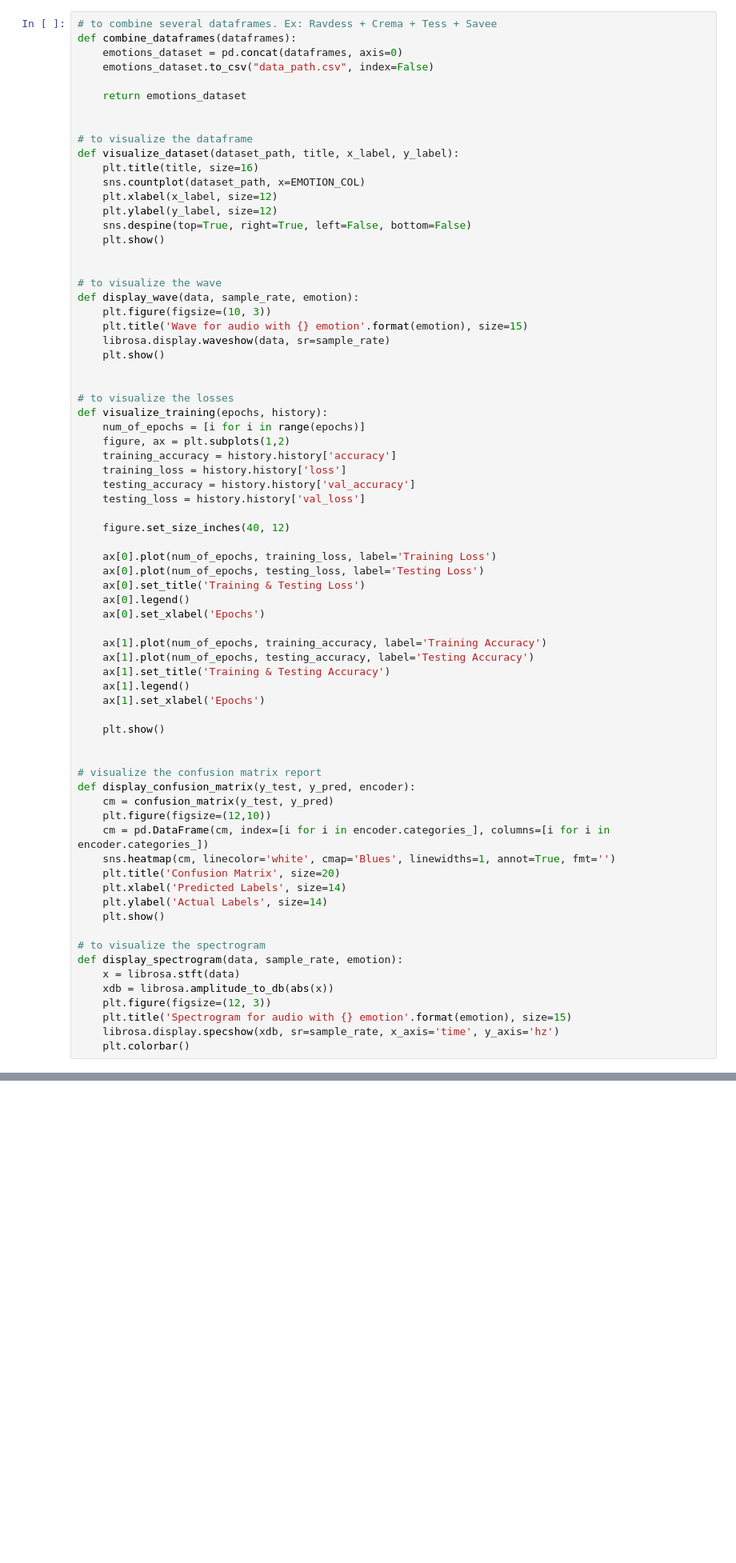
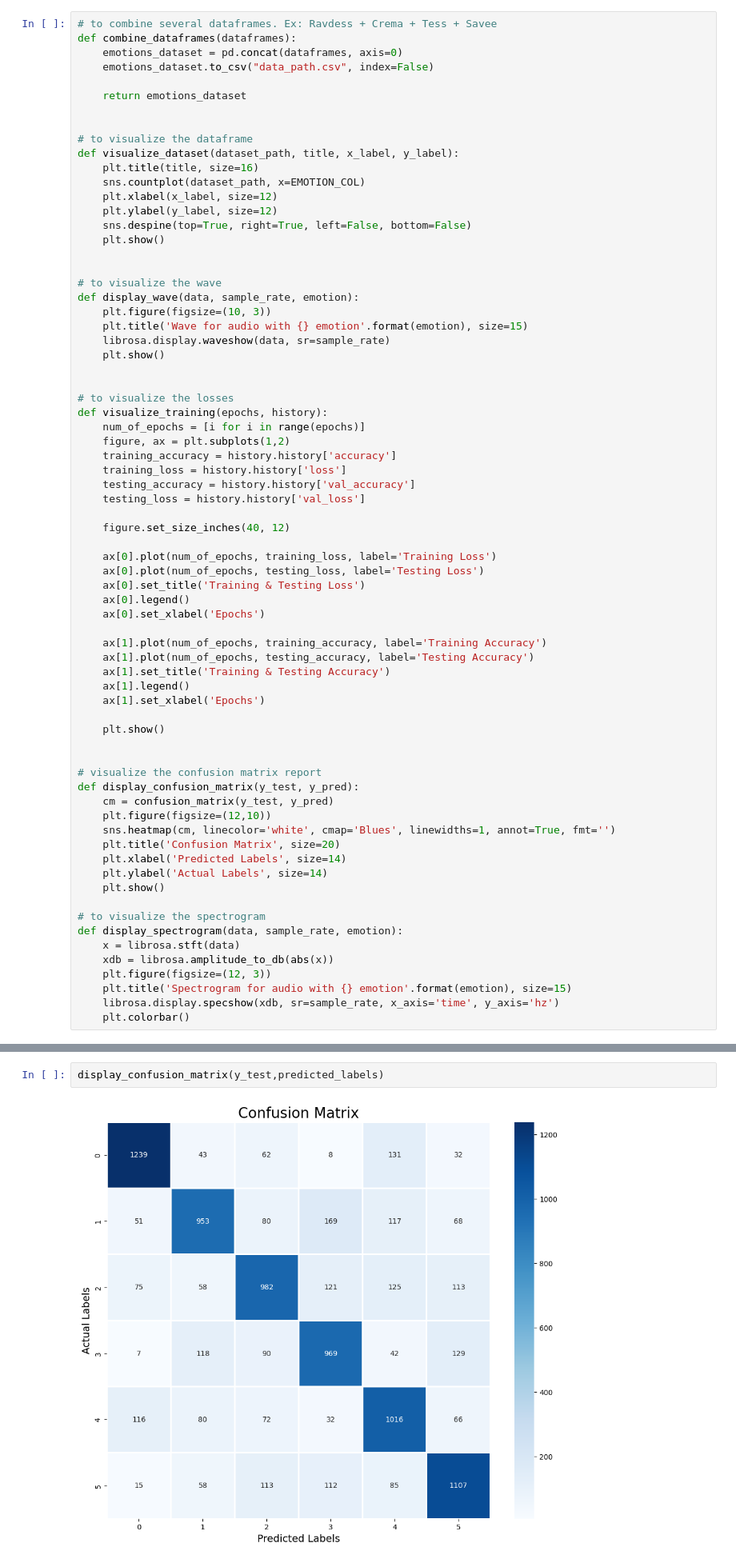
Before and after one commit to coderx31/fyp-ser-model-building, a Jupyter notebook: notebooks/cnn-model.ipynb, the cells around one changed output, grey strips where cells are left out. Shown at 80% size. Drawn from its saved outputs; the diff is of its cells as text; blank space fills up the shorter version.

Commit message:
confusion matrix diagram added

```diff
--- a/notebooks/cnn-model.ipynb
+++ b/notebooks/cnn-model.ipynb
@@ -333,10 +333,9 @@ def visualize_training(epochs, history):
 
 
 # visualize the confusion matrix report
-def display_confusion_matrix(y_test, y_pred, encoder):
+def display_confusion_matrix(y_test, y_pred):
     cm = confusion_matrix(y_test, y_pred)
     plt.figure(figsize=(12,10))
-    cm = pd.DataFrame(cm, index=[i for i in encoder.categories_], columns=[i for i in encoder.categories_])
     sns.heatmap(cm, linecolor='white', cmap='Blues', linewidths=1, annot=True, fmt='')
     plt.title('Confusion Matrix', size=20)
     plt.xlabel('Predicted Labels', size=14)
@@ -732,3 +731,7 @@ df.head(10)
 | 7 | 2 | 2 |
 | 8 | 0 | 0 |
 | 9 | 5 | 5 |
+# %%
+display_confusion_matrix(y_test,predicted_labels)
+# %% [output]
+[figure, added]
```
